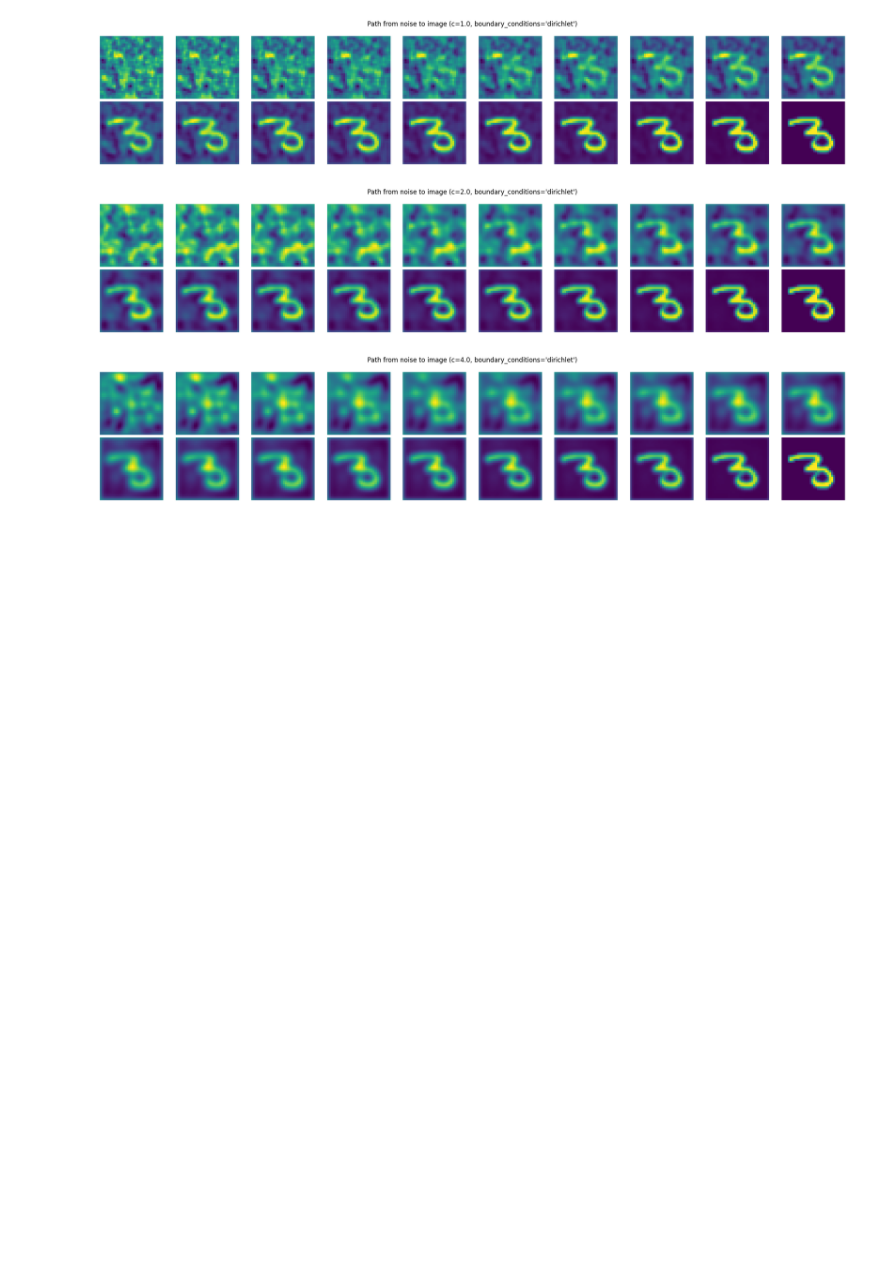
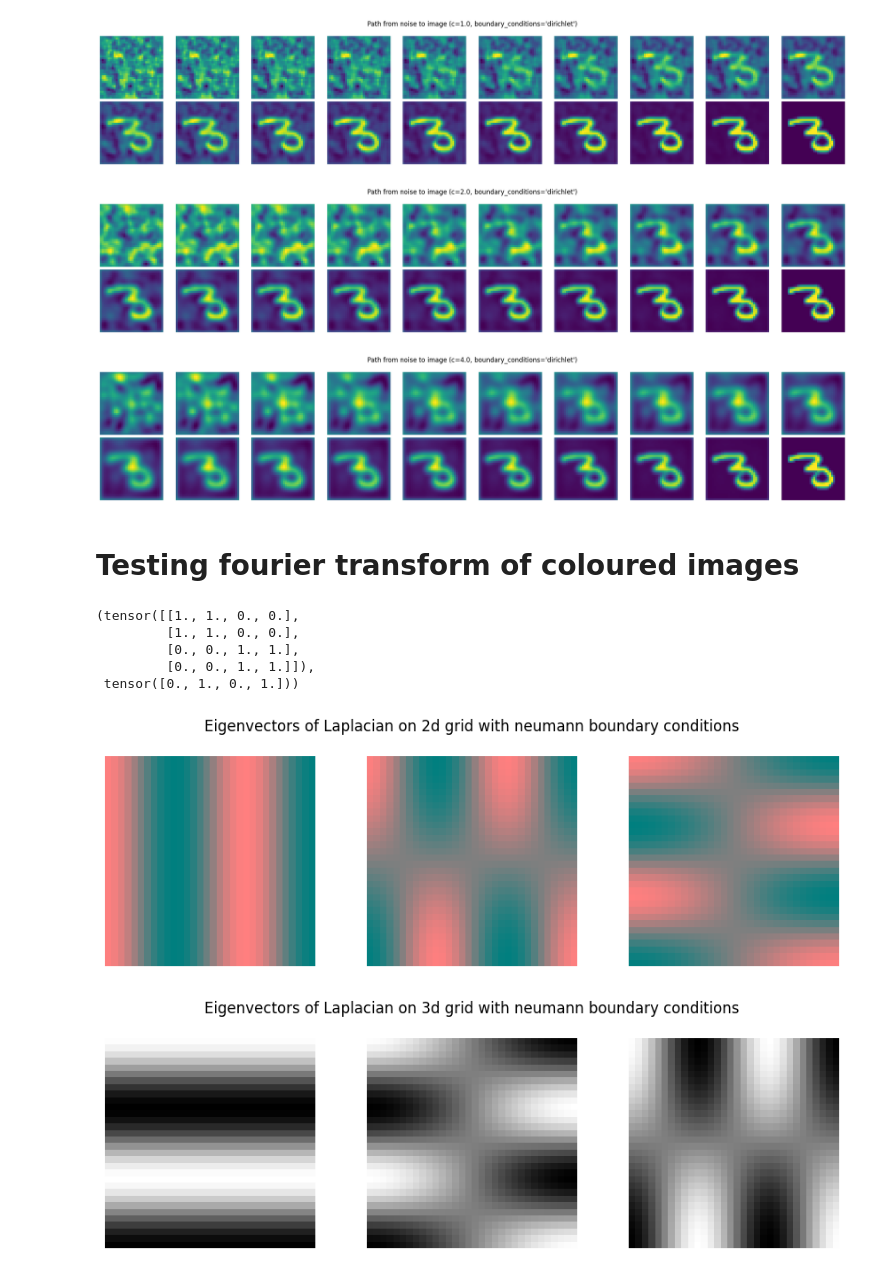
Before and after one commit to KacperWyrwal/topological-conditional-flow-matching, a Jupyter notebook: examples/images/images_as_cochains_on_a_grid.ipynb, the cells around one changed output. Cells and saved outputs as stored; diff of their text form; code cells hidden in the pictures; blank space fills up the shorter version.

```diff
--- a/examples/images/images_as_cochains_on_a_grid.ipynb
+++ b/examples/images/images_as_cochains_on_a_grid.ipynb
@@ -272,3 +272,52 @@ for boundary_conditions in ['neumann', 'dirichlet']:
 [figure]
 [figure]
 [figure]
+# %% [markdown]
+# Testing fourier transform of coloured images
+# %%
+U = torch.ones(2, 2)
+v = torch.arange(2)
+
+torch.kron(torch.eye(2), U), torch.kron(torch.ones(2), v)
+# %% [output]
+(tensor([[1., 1., 0., 0.],
+         [1., 1., 0., 0.],
+         [0., 0., 1., 1.],
+         [0., 0., 1., 1.]]),
+ tensor([0., 1., 0., 1.]))
+# %%
+def build_eigenbasis(dim: str, boundary_conditions: str = 'neumann'):
+    C, H, W = (3, 32, 32)
+    if dim == "2d":
+        eigvecs, eigvals = grid_laplacian_eigenpairs(
+            shape=(H, W),
+            boundary_conditions=boundary_conditions,
+        )
+        eigvecs = torch.kron(torch.eye(C), eigvecs)
+        eigvals = torch.kron(torch.ones(C), eigvals)
+        return eigvecs, eigvals
+    elif dim == "3d":
+        eigvecs, eigvals = grid_laplacian_eigenpairs(
+            shape=(C, H, W),
+            boundary_conditions=boundary_conditions,
+        )
+        return eigvecs, eigvals
+
+
+for dim in ['2d', '3d']:
+    for boundary_conditions in ['neumann']:
+        eigvecs, eigvals = build_eigenbasis(dim, boundary_conditions)
+
+        fig, axs = plt.subplots(1, 3, figsize=(9, 3))
+        for i, idx in enumerate(range(3)):
+            im = eigvecs[:, 10+idx].reshape(3, 32, 32).permute(1, 2, 0)
+            im = (im + 1.0) / 2.0
+            im = (im - im.min()) / (im.max() - im.min())
+            axs[i].imshow(im)
+            axs[i].axis('off')
+        plt.suptitle(f'Eigenvectors of Laplacian on {dim} grid with {boundary_conditions} boundary conditions')
+        plt.tight_layout()
+        plt.show()
+# %% [output]
+[figure, added]
+[figure, added]
```
Also changed, not shown: parts of 3 cells of this notebook, 2 other files.
